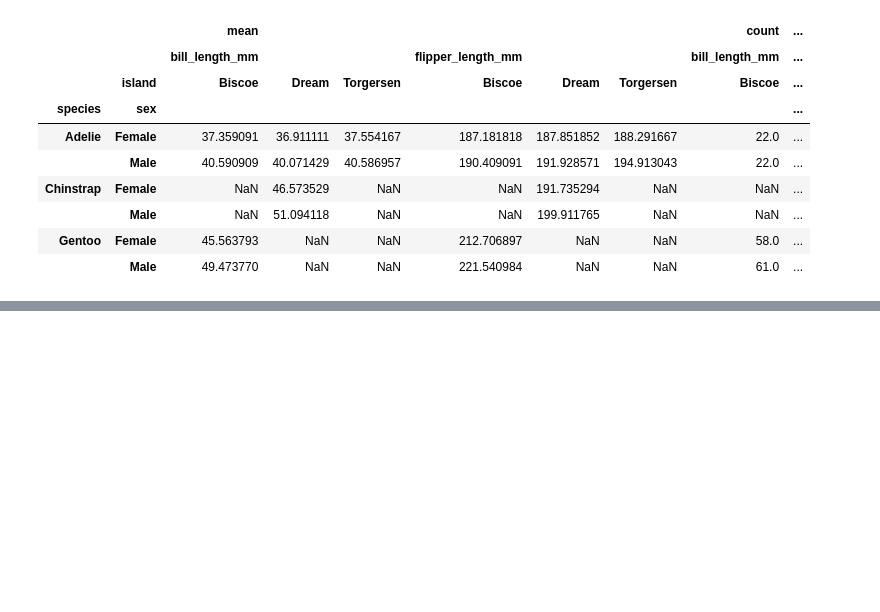
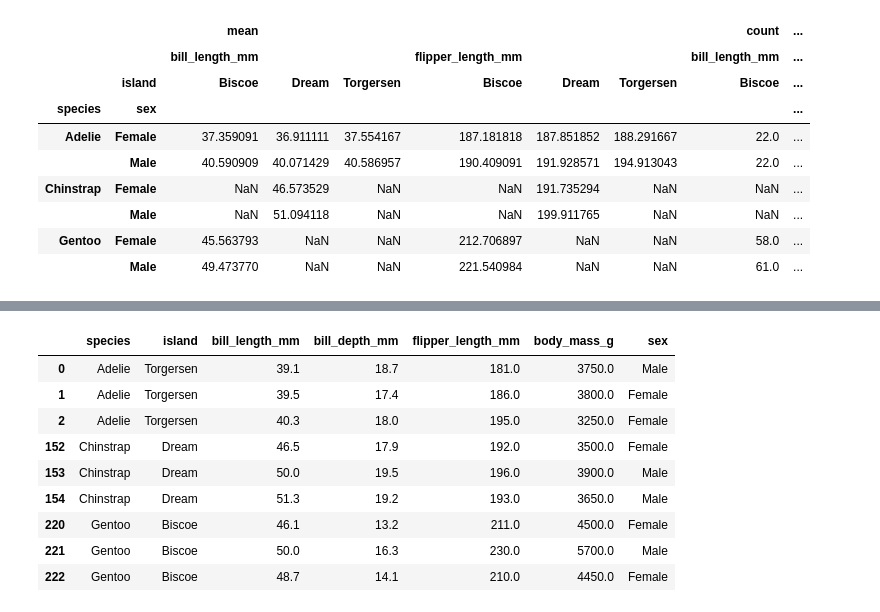
Before and after one commit to Palindroming/pythonquant, a Jupyter notebook: eda.ipynb, the cells around one changed output, grey strips where cells are left out. Drawn from its saved outputs; the diff is of its cells as text; code cells hidden in the pictures; blank space fills up the shorter version.

```diff
--- a/eda.ipynb
+++ b/eda.ipynb
@@ -1040,0 +1178,5 @@ df_pivot_4
+# %%
+import seaborn as sns
+
+df= sns.load_dataset('penguins')
+df.head()
@@ -1040,0 +1190,15 @@ df_pivot_4
+# %%
+df_group = df.groupby(['species'])
+# %%
+df_group.head(3)
+# %% [output]
+|  | species | island | bill_length_mm | bill_depth_mm | flipper_length_mm | body_mass_g | sex |
+| 0 | Adelie | Torgersen | 39.1 | 18.7 | 181.0 | 3750.0 | Male |
+| 1 | Adelie | Torgersen | 39.5 | 17.4 | 186.0 | 3800.0 | Female |
+| 2 | Adelie | Torgersen | 40.3 | 18.0 | 195.0 | 3250.0 | Female |
+| 152 | Chinstrap | Dream | 46.5 | 17.9 | 192.0 | 3500.0 | Female |
+| 153 | Chinstrap | Dream | 50.0 | 19.5 | 196.0 | 3900.0 | Male |
+| 154 | Chinstrap | Dream | 51.3 | 19.2 | 193.0 | 3650.0 | Male |
+| 220 | Gentoo | Biscoe | 46.1 | 13.2 | 211.0 | 4500.0 | Female |
+| 221 | Gentoo | Biscoe | 50.0 | 16.3 | 230.0 | 5700.0 | Male |
+| 222 | Gentoo | Biscoe | 48.7 | 14.1 | 210.0 | 4450.0 | Female |
```
Also changed, not shown: parts of 20 cells of this notebook, 1 other file.
